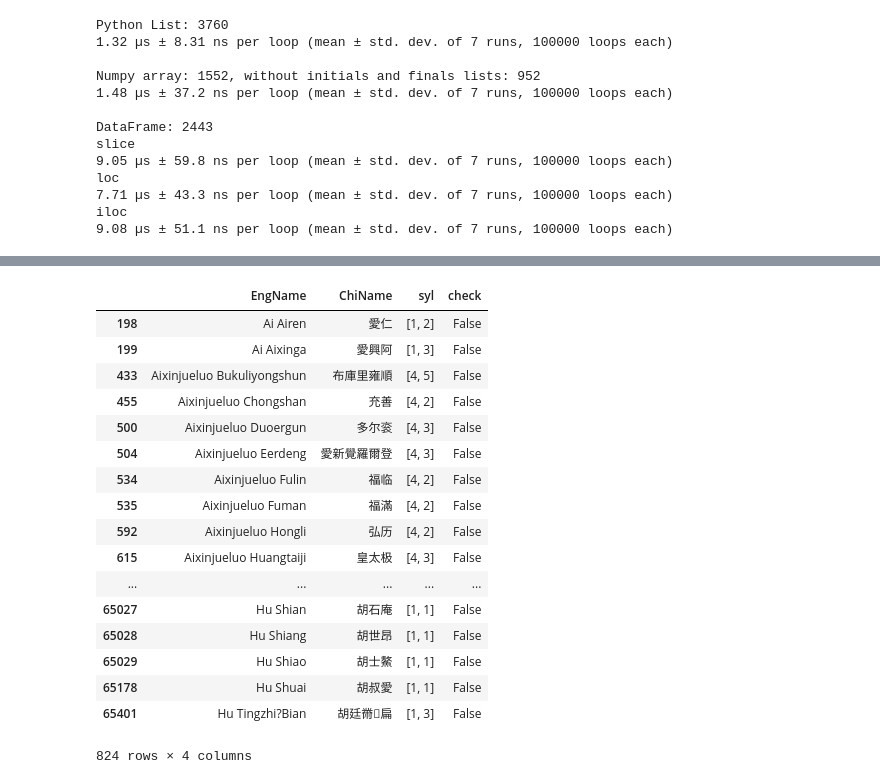
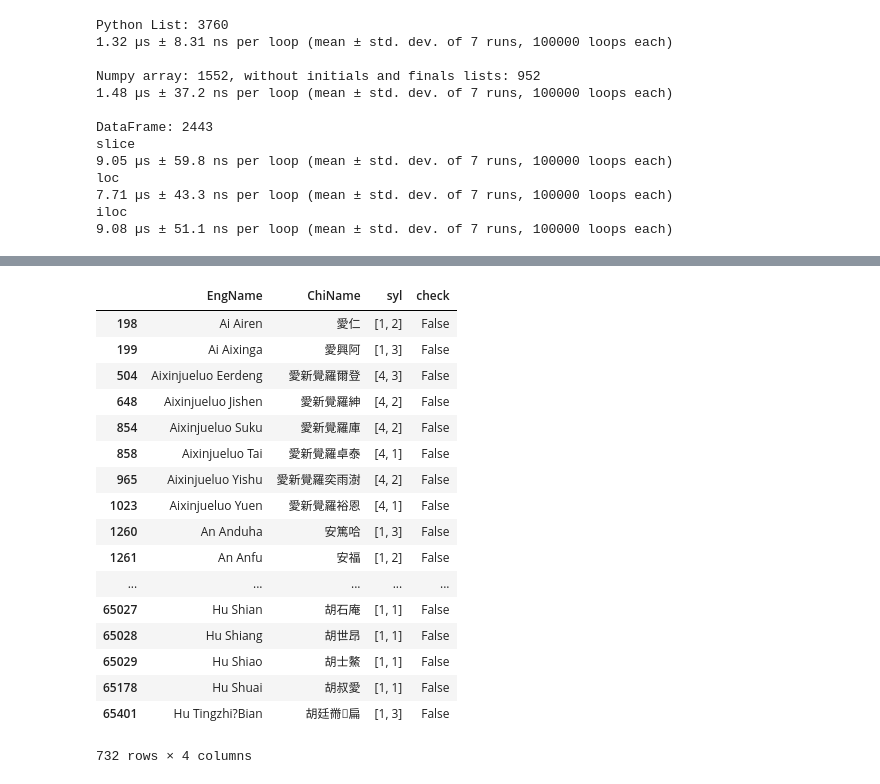
Before and after one commit to JHGFD82/ChineseSyllableCountGeneratorDraftNotes, a Jupyter notebook: Pinyin Syllable Count Generator.ipynb, the cells around one changed output, grey strips where cells are left out. Cells and saved outputs as stored; diff of their text form; code cells hidden in the pictures.

```diff
--- a/Pinyin Syllable Count Generator.ipynb
+++ b/Pinyin Syllable Count Generator.ipynb
@@ -140,52 +136,58 @@ def sylCount(pinyin, test=False):
         endOfWord = i == len(pinyin) - 1 or pinyin[i+1] == ' '
 
         if n == ' ':
+            step = '0. space'
             if pinyin[i+1] == ' ':
-                if test==True: print('0. space - discard extra space')
-                continue
+                notes = 'discard extra space'
             else:
                 sylCount.append(syl)
                 newSyl = True
-                if test==True: print('0. ' + initial + '|' + final + ' = space - new word')
+                notes = 'new word'
 
         elif final:
+            step = 'b. ' + initial + '|' + final + n
             if final[-1] == 'e' and n == 'r':
+                notes = 'er'
                 if not endOfWord:
                     newSyl = True
                     er = True
-                    if test==True: print('1. ' + initial + '|' + final + n + ' = er - newSyl')
+                    notes += ' - not \"er\" final'
                 else:
                     if len(final) > 1:
                         syl += 1
-                        if test==True: print('1. ' + initial + '|' + final + n + ' er - add syl')
-                        if test==True: print('new syl: ' + str(syl))
-
+                        notes += ' - extra syl at end'
             else:
+                notes = 'fin'
                 try:
-                    result = smAr[initList.index(initial),finList.index(final + n)]
-                    if test==True: print('1a. ' + initial + '|' + final + n + ' = init - trying: ' + str(result))
+                    result = smAr[initList.index(initial),
+                                  finList.index(final + n)]
+                    notes += ' - trying: ' + str(result)
                 except:
                     result = False
-                    if test==True: print('1b. ' + initial + '|' + final + n + ' = fin - error')
+                    notes += ' - array error'
 
                 if not result and not any(i for i in finList if (final+n) in i):
                     newSyl = True
-                    if test==True: print('2a. ' + initial + '|' + final + n + ' = fin - new syl')
+                    notes += ' - new syl'
                 else:
                     final += n
-                    if test==True: print('2b. ' + initial + '|' + final + ' = fin - maybe more')
+                    notes += ' - maybe more'
 
         else:
+            step = 'a. ' + initial + n
+            notes = 'init'
             if n not in vowel:
                 initial += n
-                if test==True: print('3. ' + initial + ' = init - cons')
+                notes += ' - cons'
             elif not initial:
                 initial = 'ø'
                 final = n
-                if test==True: print('4. ' + initial + '|' + final + ' = init - vowel')
+                notes += ' - starting vowel'
             else:
                 final = n
-                if test==True: print('5. ' + initial + '|' + final + ' = fin - vowel')
+                notes += ' - vowel'
+
+        if test == True: print(step + ': ' + notes)
 
         if newSyl:
             if n in vowel:
@@ -197,6 +199,7 @@ def sylCount(pinyin, test=False):
                     initial = ''
                     if len(final) > 1:
                         syl+= 1
+                    er = False
                 else:
                     initial = n
                 final = ''
@@ -205,7 +208,7 @@ def sylCount(pinyin, test=False):
                 initial = ''
                 final = ''
                 syl = 1
-            if test==True: print('new syl: ' + str(syl))
+            if test == True: print('new syl: ' + str(syl))
             newSyl = False
 
     sylCount.append(syl)
@@ -252,23 +261,21 @@ names[names['ChiName'].str.len() > 5]
 # %%
-names['syl'] = names['EngName'].apply(sylCount, test=False)
-names['check'] = names['ChiName'].str.len() == names['syl'].apply(sum)
-names[~names['check']]
+names[(names['ChiName'].str.len() - names['syl'].apply(sum))*-1 < 2][names['check'] == False]
 # %% [output]
 |  | EngName | ChiName | syl | check |
 | 198 | Ai Airen | 愛仁 | [1, 2] | False |
 | 199 | Ai Aixinga | 愛興阿 | [1, 3] | False |
-| 433 | Aixinjueluo Bukuliyongshun | 布庫里雍順 | [4, 5] | False |
-| 455 | Aixinjueluo Chongshan | 充善 | [4, 2] | False |
-| 500 | Aixinjueluo Duoergun | 多尔衮 | [4, 3] | False |
 | 504 | Aixinjueluo Eerdeng | 愛新覺羅爾登 | [4, 3] | False |
-| 534 | Aixinjueluo Fulin | 福临 | [4, 2] | False |
-| 535 | Aixinjueluo Fuman | 福滿 | [4, 2] | False |
-| 592 | Aixinjueluo Hongli | 弘历 | [4, 2] | False |
-| 615 | Aixinjueluo Huangtaiji | 皇太极 | [4, 3] | False |
+| 648 | Aixinjueluo Jishen | 愛新覺羅紳 | [4, 2] | False |
+| 854 | Aixinjueluo Suku | 愛新覺羅庫 | [4, 2] | False |
+| 858 | Aixinjueluo Tai | 愛新覺羅卓泰 | [4, 1] | False |
+| 965 | Aixinjueluo Yishu | 愛新覺羅奕雨澍 | [4, 2] | False |
+| 1023 | Aixinjueluo Yuen | 愛新覺羅裕恩 | [4, 1] | False |
+| 1260 | An Anduha | 安篤哈 | [1, 3] | False |
+| 1261 | An Anfu | 安福 | [1, 2] | False |
 | ... | ... | ... | ... | ... |
 | 65027 | Hu Shian | 胡石庵 | [1, 1] | False |
 | 65028 | Hu Shiang | 胡世昂 | [1, 1] | False |
 | 65029 | Hu Shiao | 胡士鰲 | [1, 1] | False |
 | 65178 | Hu Shuai | 胡叔愛 | [1, 1] | False |
 | 65401 | Hu Tingzhi?Bian | 胡廷黹扁 | [1, 3] | False |
-824 rows × 4 columns
+732 rows × 4 columns
```
Also changed, not shown: parts of 7 cells of this notebook.
